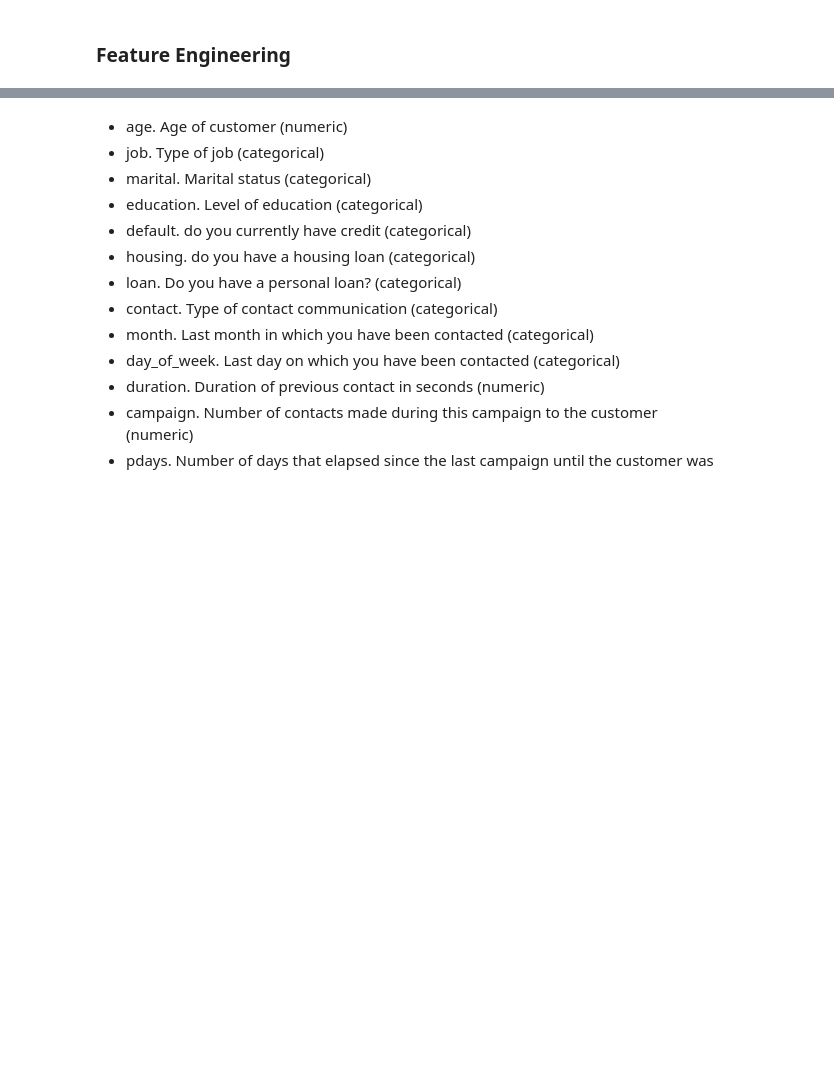
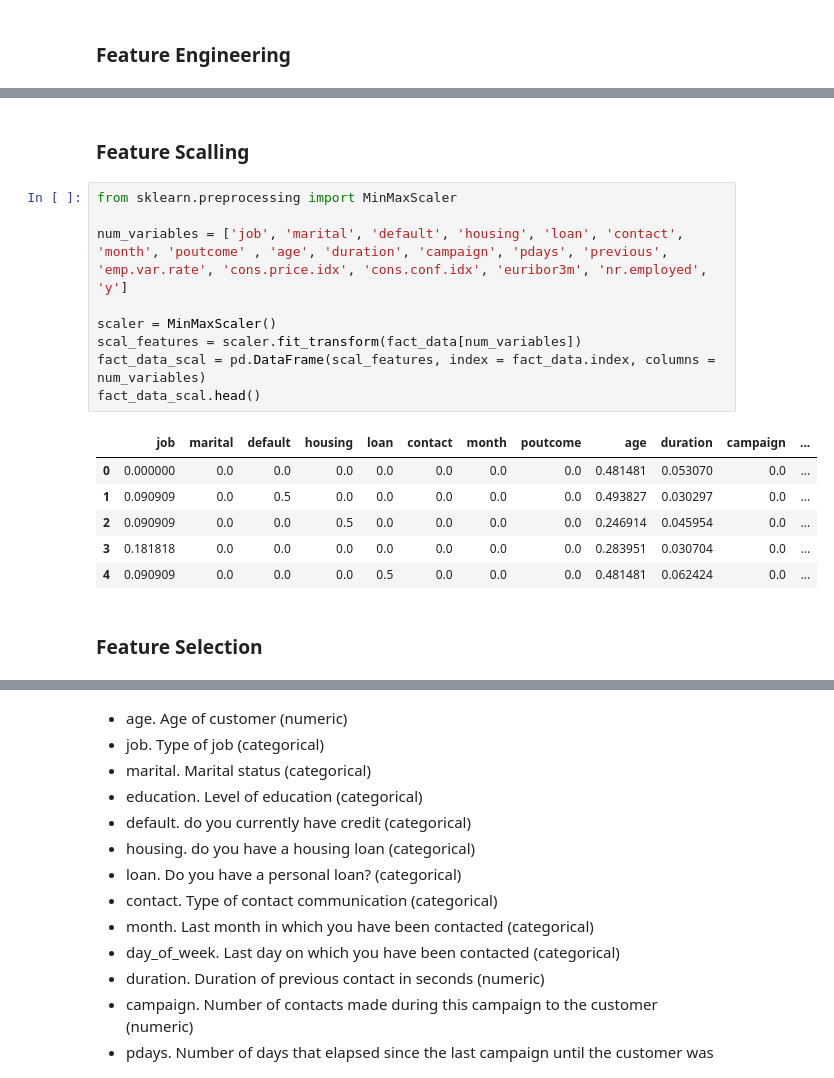
Before and after one commit to 4GeeksAcademy/machine-learning-regresion-logistica-Juli-MM, a Jupyter notebook: src/explore.ipynb, the cells around one changed output, grey strips where cells are left out. Saved outputs shown, nothing was run; the diff lists cells and outputs as text; blank space fills up the shorter version.

```diff
--- a/src/explore.ipynb
+++ b/src/explore.ipynb
@@ -385,0 +547,20 @@ Important nonclusions:
+# %% [markdown]
+### Feature Scalling
+# %%
+from sklearn.preprocessing import MinMaxScaler
+
+num_variables = ['job', 'marital', 'default', 'housing', 'loan', 'contact', 'month', 'poutcome' , 'age', 'duration', 'campaign', 'pdays', 'previous', 'emp.var.rate', 'cons.price.idx', 'cons.conf.idx', 'euribor3m', 'nr.employed', 'y']
+
+scaler = MinMaxScaler()
+scal_features = scaler.fit_transform(fact_data[num_variables])
+fact_data_scal = pd.DataFrame(scal_features, index = fact_data.index, columns = num_variables)
+fact_data_scal.head()
+# %% [output]
+|  | job | marital | default | housing | loan | contact | month | poutcome | age | duration | campaign | ... |
+| 0 | 0.000000 | 0.0 | 0.0 | 0.0 | 0.0 | 0.0 | 0.0 | 0.0 | 0.481481 | 0.053070 | 0.0 | ... |
+| 1 | 0.090909 | 0.0 | 0.5 | 0.0 | 0.0 | 0.0 | 0.0 | 0.0 | 0.493827 | 0.030297 | 0.0 | ... |
+| 2 | 0.090909 | 0.0 | 0.0 | 0.5 | 0.0 | 0.0 | 0.0 | 0.0 | 0.246914 | 0.045954 | 0.0 | ... |
+| 3 | 0.181818 | 0.0 | 0.0 | 0.0 | 0.0 | 0.0 | 0.0 | 0.0 | 0.283951 | 0.030704 | 0.0 | ... |
+| 4 | 0.090909 | 0.0 | 0.0 | 0.0 | 0.5 | 0.0 | 0.0 | 0.0 | 0.481481 | 0.062424 | 0.0 | ... |
+# %% [markdown]
+### Feature Selection
```
Also changed, not shown: parts of 25 cells of this notebook, 2 other files.
